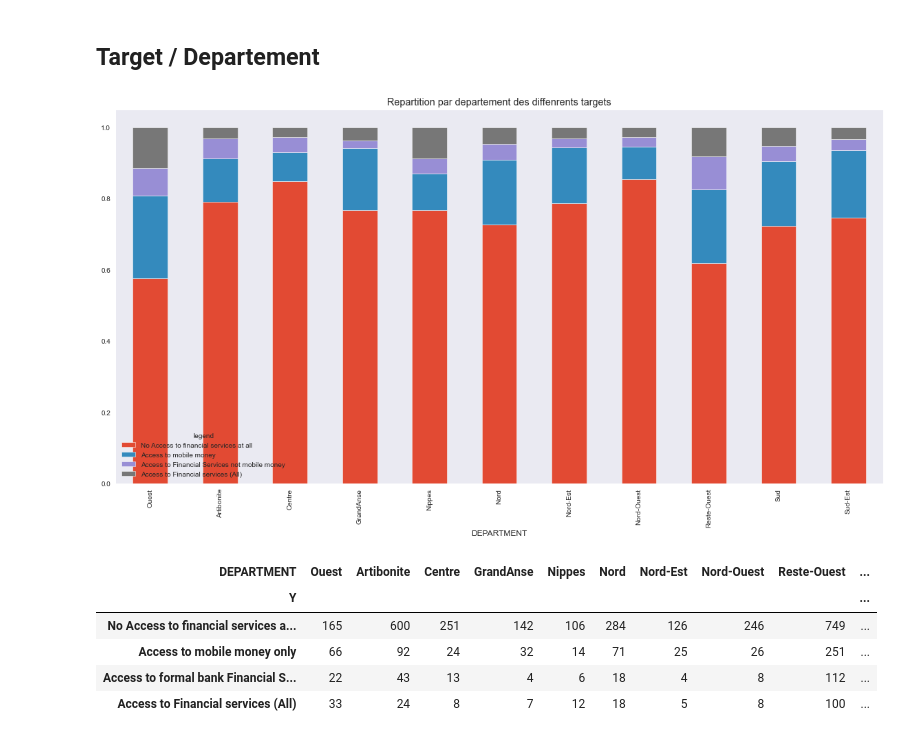
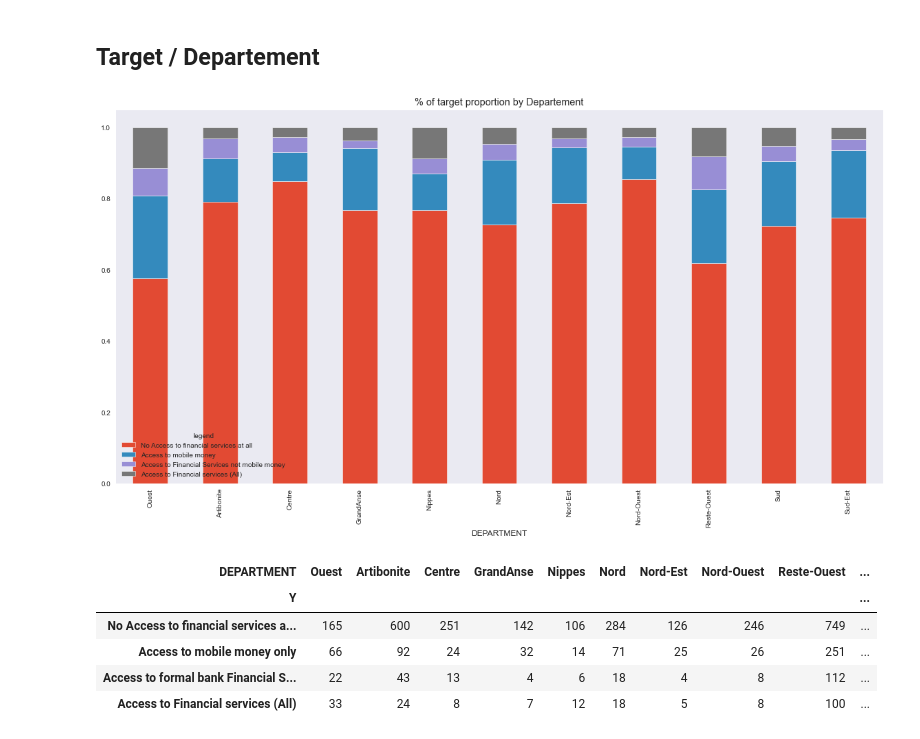
Before and after one commit to VIP509/Finance-Inclusion-1, a Jupyter notebook: Financial Inclusion EDA.ipynb, the cells around one changed output. Saved outputs shown, nothing was run; the diff lists cells and outputs as text; code cells hidden in the pictures.

```diff
--- a/Financial Inclusion EDA.ipynb
+++ b/Financial Inclusion EDA.ipynb
@@ -462,12 +473,12 @@ for bar in ax.patches:
 # %%
 
 (df1.groupby(['DEPARTMENT', 'Y'])['Y'].count()/df1.groupby(['DEPARTMENT'])['Y'].count()).unstack().plot.bar(stacked=True).set_xticklabels(p.values())
 plt.legend(title= 'legend', loc='lower left', labels =['No Access to financial services at all ' , 'Access to mobile money' , 'Access to Financial Services not mobile money', 'Access to Financial services (All)'] )
-plt.title('Repartition par departement des diffenrents targets')
+plt.title('% of target proportion by Departement')
 fig = plt.gcf()
 fig.set_size_inches(20, 10)
 # %% [output]
-[figure, old version]
+[figure, new version]
 # %%
 dp_table = pd.crosstab(df1['Y'],df1['DEPARTMENT'],margins = False)
 display(dp_table.rename( index = ano,columns=p))
```
Also changed, not shown: parts of 7 cells of this notebook.
